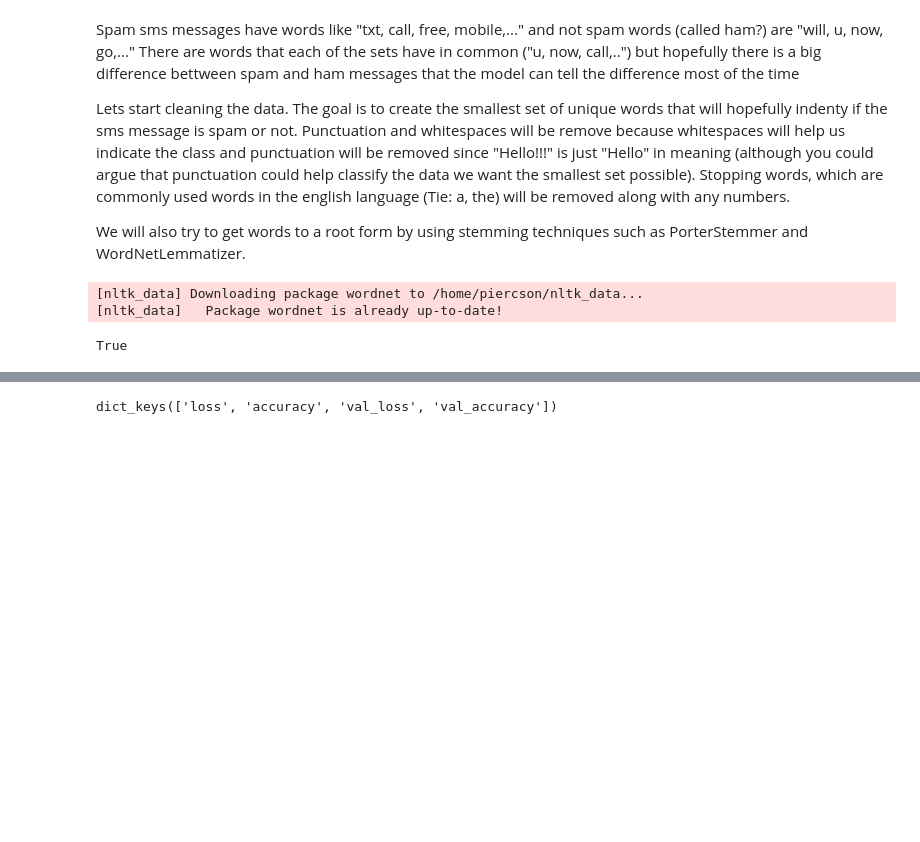
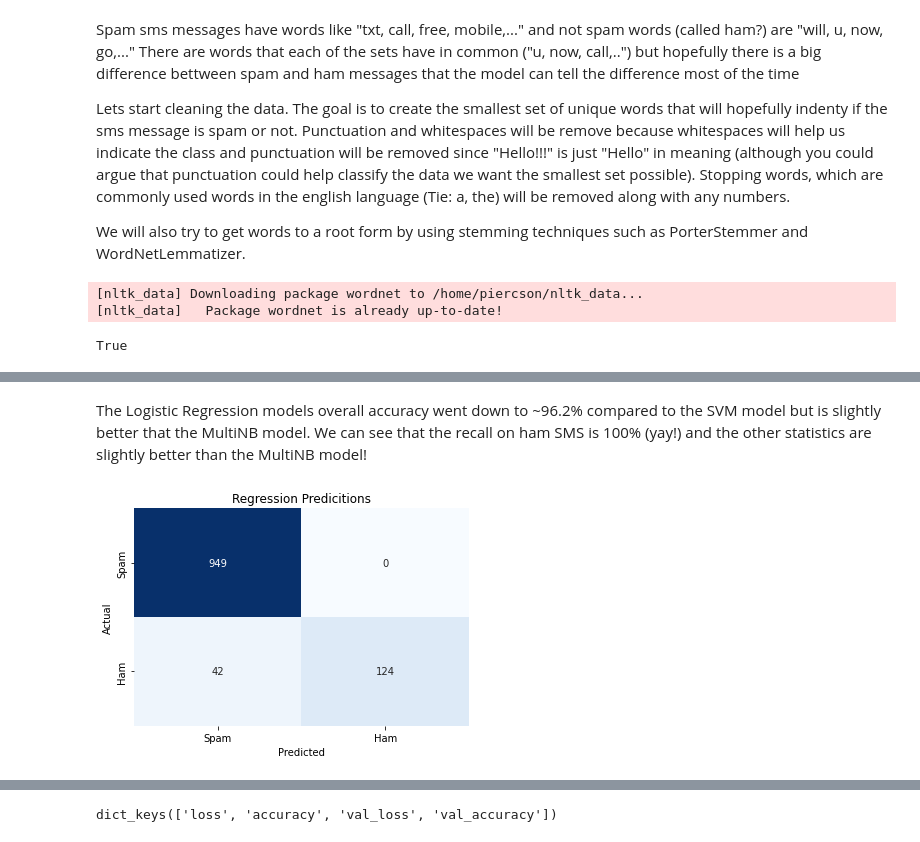
Before and after one commit to Piercson/Spam-Detection, a Jupyter notebook: spam_detection.ipynb, the cells around one changed output, grey strips where cells are left out. Saved outputs shown, nothing was run; the diff lists cells and outputs as text; code cells hidden in the pictures; blank space fills up the shorter version.

```diff
--- a/spam_detection.ipynb
+++ b/spam_detection.ipynb
@@ -229,0 +285,9 @@ weighted avg       0.98      0.98      0.98      1672
+# %%
+from sklearn.linear_model import LogisticRegression
+reg_pipe = Pipeline([('vect', CountVectorizer()),
+                   ('tfidf', TfidfTransformer()),
+                   ('regression', LogisticRegression()),
+                  ])
+model_reg = reg_pipe.fit(X_train, y_train)
+y_pred = model_reg.predict(X_valid)
+labels = ["ham",'spam']
@@ -229,0 +307,8 @@ weighted avg       0.98      0.98      0.98      1672
+# %% [markdown]
+The Logistic Regression models overall accuracy went down to ~96.2% compared to the SVM model but is slightly better that the MultiNB model. We can see that the recall on ham SMS is 100% (yay!) and the other statistics are slightly better than the MultiNB model!
+# %%
+cf = confusion_matrix(y_valid,y_pred,labels=["spam","ham"])
+labels = ['Spam',"Ham"]
+figures.plot_heatmap(y_valid,y_pred, labels,"Regression Predicitions")
+# %% [output]
+[figure, added]
```
Also changed, not shown: parts of 61 cells of this notebook, 5 other files.
